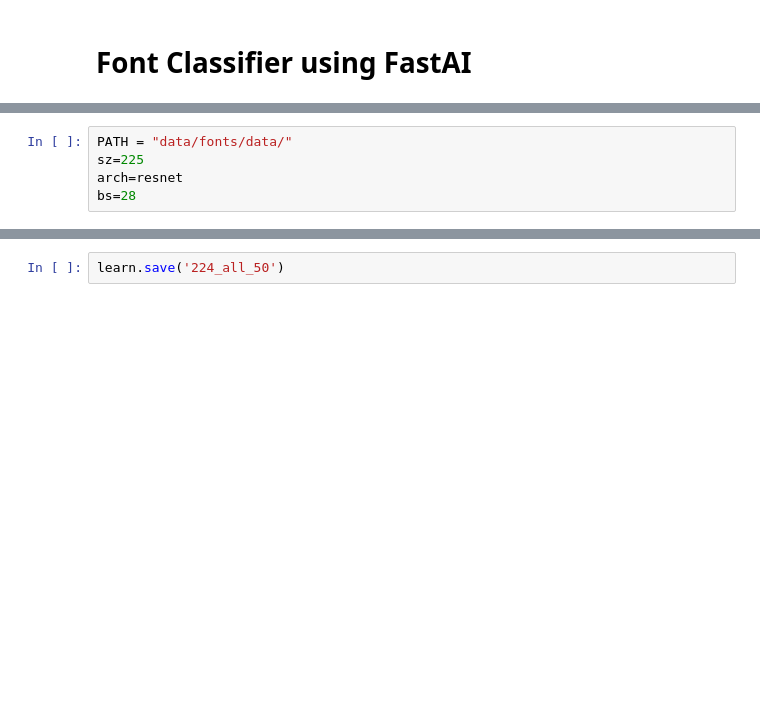
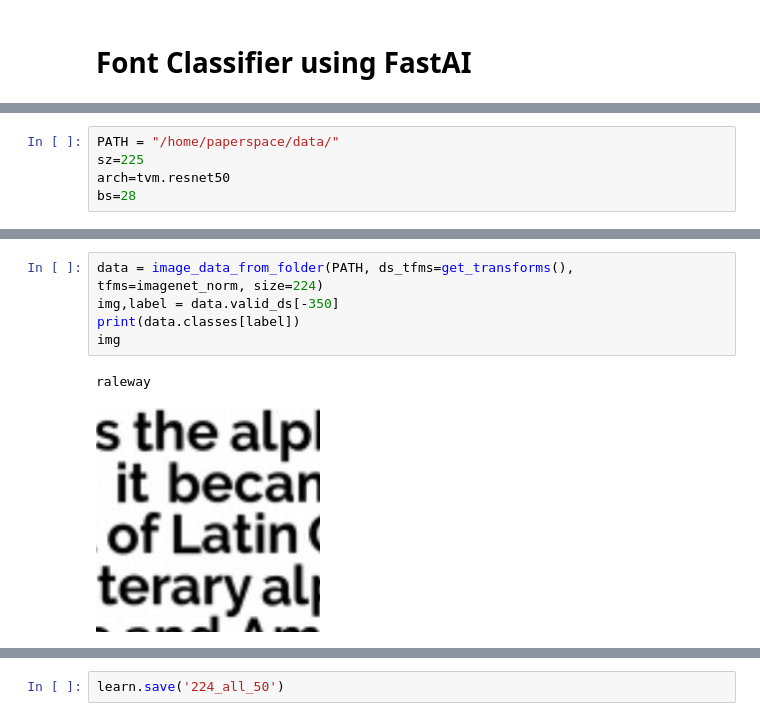
Before and after one commit to deep-learning-for-humans/fontastic, a Jupyter notebook: 3.font-fastai-baseline.ipynb, the cells around one changed output, grey strips where cells are left out. Drawn from its saved outputs; the diff is of its cells as text; blank space fills up the shorter version.

```diff
--- a/3.font-fastai-baseline.ipynb
+++ b/3.font-fastai-baseline.ipynb
@@ -18,5 +7,5 @@ from fastai.plots import *
 # %%
-PATH = "data/fonts/data/"
+PATH = "/home/paperspace/data/"
 sz=225
-arch=resnet
+arch=tvm.resnet50
 bs=28
@@ -66,0 +12,8 @@ learn.fit(lr, 3, cycle_len=1)
+# %%
+data = image_data_from_folder(PATH, ds_tfms=get_transforms(), tfms=imagenet_norm, size=224)
+img,label = data.valid_ds[-350]
+print(data.classes[label])
+img
+# %% [output]
+raleway
+[figure, added]
```
Also changed, not shown: parts of 29 cells of this notebook.
